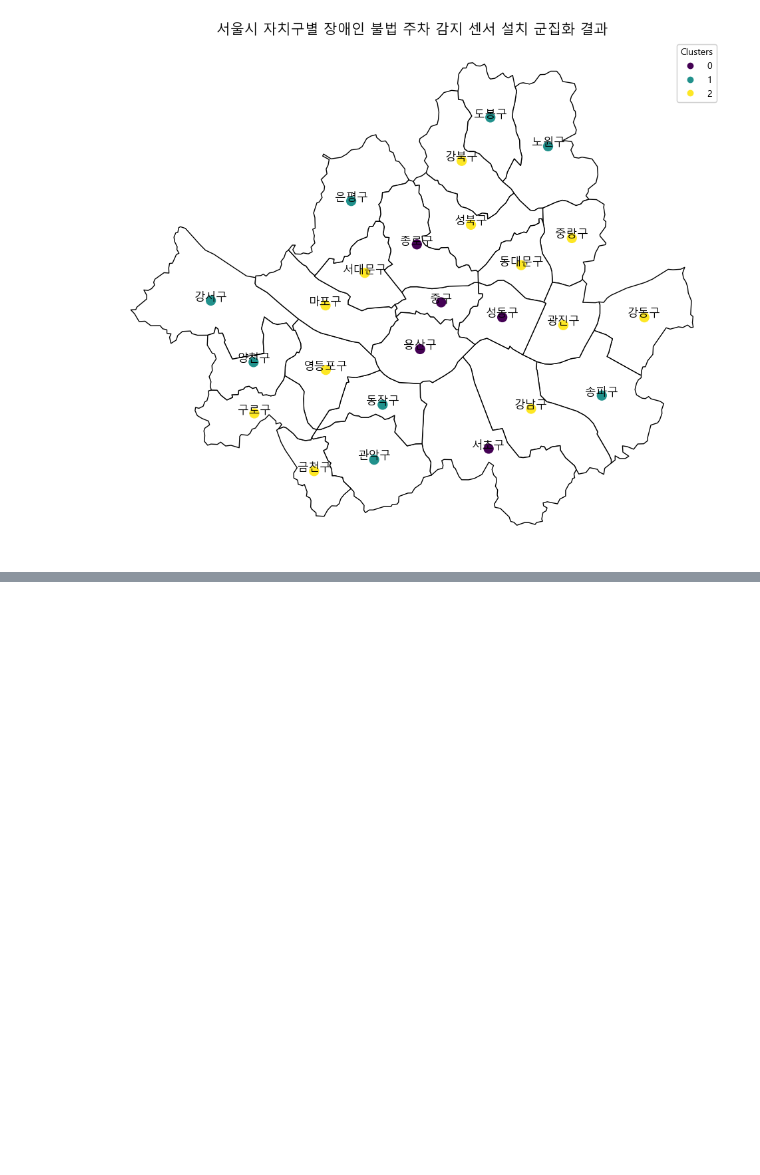
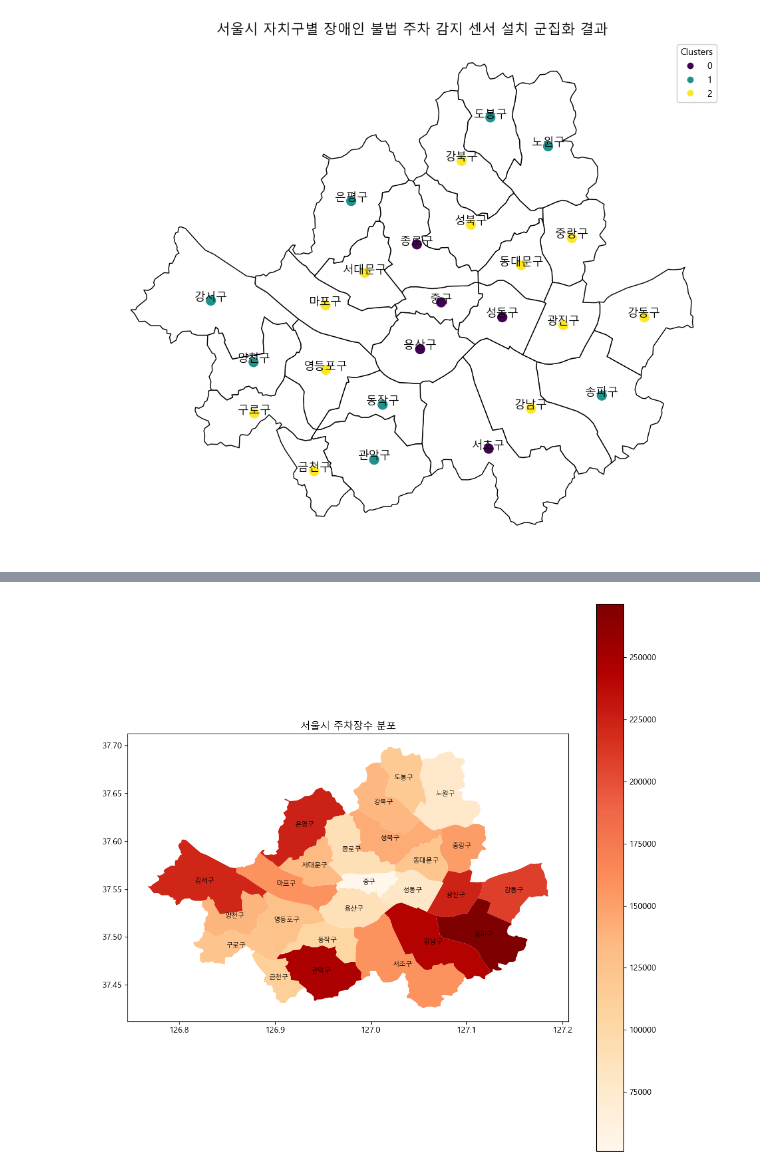
Before and after one commit to CJW5361/SESAC_AI_Open_Source, a Jupyter notebook: 공모전/see.ipynb, the cells around one changed output, grey strips where cells are left out. Cells and saved outputs as stored; diff of their text form; code cells hidden in the pictures; blank space fills up the shorter version.

```diff
--- a/공모전/see.ipynb
+++ b/공모전/see.ipynb
@@ -277,0 +367,41 @@ plt.show()
+# %%
+import pandas as pd
+import geopandas as gpd
+import matplotlib.pyplot as plt
+import json
+
+# CSV 파일 로드 및 데이터 처리
+file_path = '주차장(동별)(2016년+이후)_20240118202906.csv'
+parking_data = pd.read_csv(file_path)
+
+# 주차장 수를 나타내는 열 식별 및 집계
+count_columns = [col for col in parking_data.columns if "개소 (개소)" in str(parking_data[col].iloc[2])]
+aggregated_counts = parking_data.iloc[4:][['동별(2)'] + count_columns]
+aggregated_counts[count_columns] = aggregated_counts[count_columns].apply(pd.to_numeric, errors='coerce')
+aggregated_counts['Total_Parking_Lots'] = aggregated_counts[count_columns].sum(axis=1)
+
+# GeoJSON 파일 로드
+geojson_path = 'seoul_municipalities_geo_simple.json'
+with open(geojson_path, 'r', encoding='utf-8') as file:
+    geo_data = json.load(file)
+
+# GeoJSON 데이터를 GeoDataFrame으로 변환
+gdf = gpd.GeoDataFrame.from_features(geo_data['features'])
+
+# 주차장 데이터와 지리 데이터 결합
+merged_data = gdf.merge(aggregated_counts.rename(columns={'동별(2)': 'name'}), left_on='name', right_on='name')
+
+# 데이터 시각화
+fig, ax = plt.subplots(1, 1, figsize=(12, 12))
+merged_data.plot(column='Total_Parking_Lots', ax=ax, legend=True, cmap='OrRd')
+
+# 자치구 이름 표시
+for idx, row in merged_data.iterrows():
+    plt.annotate(text=row['name'], xy=(row['geometry'].centroid.x, row['geometry'].centroid.y),
+                 horizontalalignment='center', verticalalignment='center', fontsize=8,color='black')
+
+plt.title('서울시 주차장수 분포')
+plt.savefig('시각화/서울시 주차장수 분포.png', format='png',bbox_inches='tight')
+plt.show()
+# %% [output]
+[figure, added]
```
Also changed, not shown: parts of 8 cells of this notebook, 29 other files.
